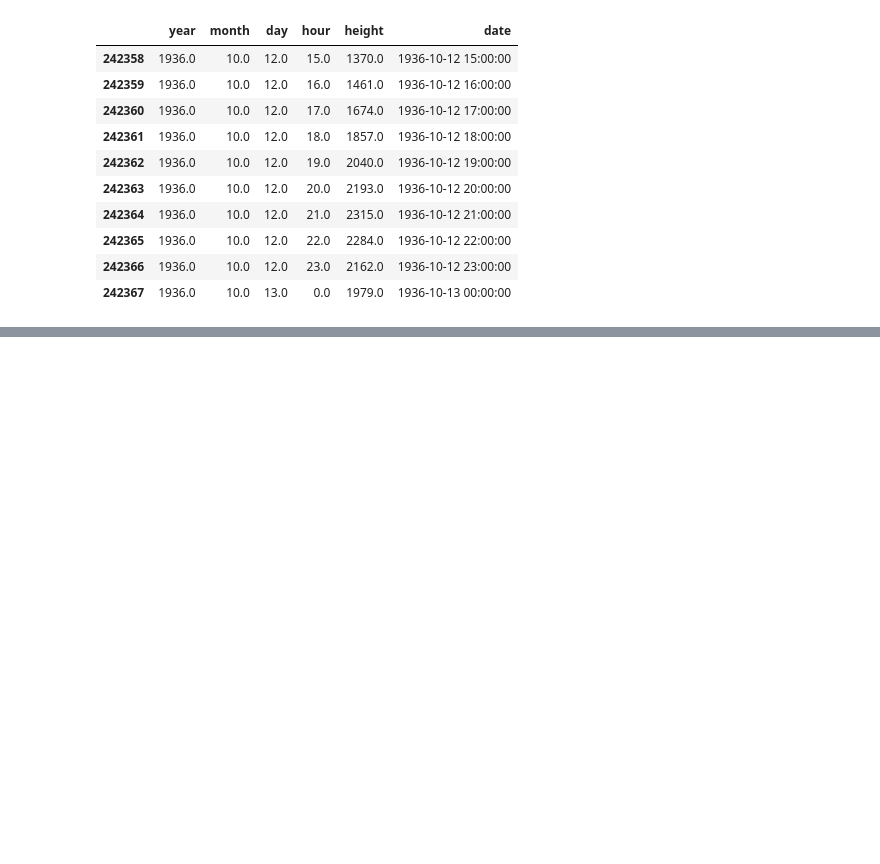
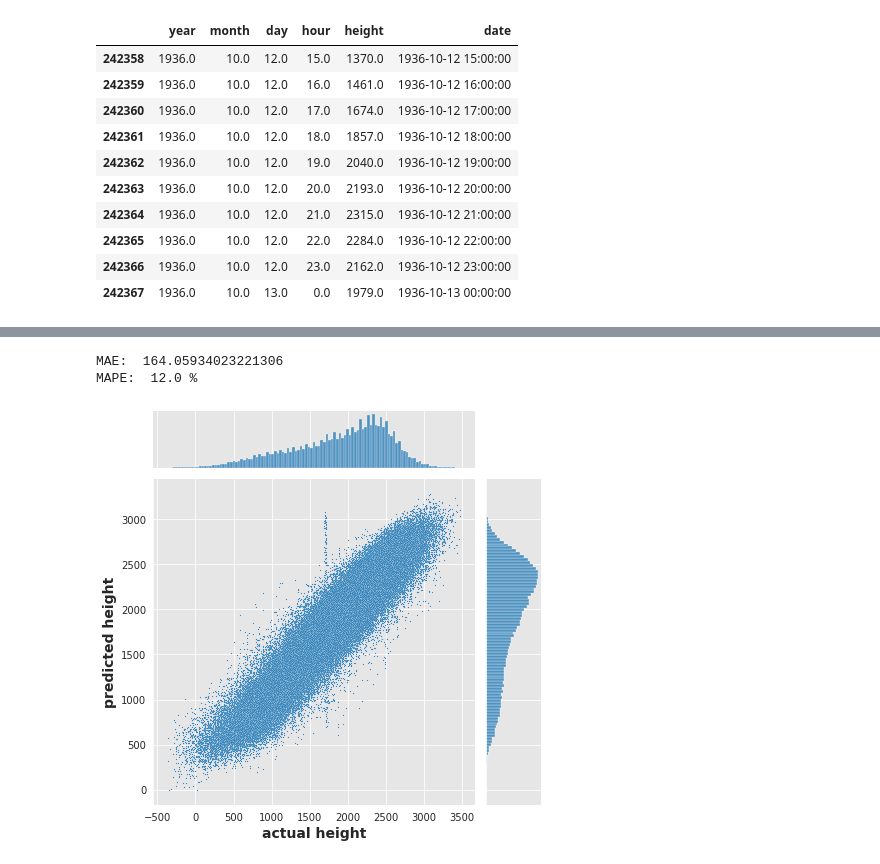
Before and after one commit to bimewok/predicting_tides, a Jupyter notebook: predicting_tides.ipynb, the cells around one changed output, grey strips where cells are left out. Cells and saved outputs as stored; diff of their text form; code cells hidden in the pictures; blank space fills up the shorter version.

```diff
--- a/predicting_tides.ipynb
+++ b/predicting_tides.ipynb
@@ -239,0 +322,30 @@ predictions = plot_predictions()
+# %%
+def visualize_results(predictions, y_test_rescaled=y_test_rescaled):
+    sns.set_style("darkgrid", {"axes.facecolor": ".9"})
+    ax = sns.jointplot(x=np.ravel(y_test_rescaled[:, -1][..., np.newaxis]), y=np.ravel(predictions), kind='scatter', s=1.5)
+    ax.set_axis_labels('actual height', 'predicted height', fontsize=14, fontweight='bold')
+
+
+visualize_results(y_pred)
+
+def score_model(predictions, y_test_rescaled=y_test_rescaled):
+    mae = mean_absolute_error(np.ravel(y_test_rescaled[:, -1][..., np.newaxis]), np.ravel(predictions))
+    print('MAE: ', mae)
+    diff = abs(np.subtract(np.ravel(predictions), np.ravel(y_test_rescaled[:, -1][..., np.newaxis])))
+    div_zero = copy.copy(np.ravel(y_test_rescaled[:, -1][..., np.newaxis]))
+    div_zero[div_zero == 0] = 1
+
+    mape = np.divide(diff, div_zero)
+
+    print('MAPE: ',round(np.mean(mape)*100, 1), '%')
+    return mae, np.mean(mape)
+mae, mape = score_model(y_pred)
+
+
+results = pd.DataFrame(columns=['model', 'MAE', 'MAPE', 'saved_as'])
+results = results.append({'model': 'LSTM1', 'MAE': mae, 'MAPE': mape, 'saved_as': str(save_path)+'\\'+str(model.name)+'.h5'}, ignore_index=True)
+results.to_csv(save_path+'\\'+'results.csv')
+# %% [output]
+MAE:  164.05934023221306
+MAPE:  12.0 %
+[figure, added]
```
Also changed, not shown: parts of 14 cells of this notebook.
